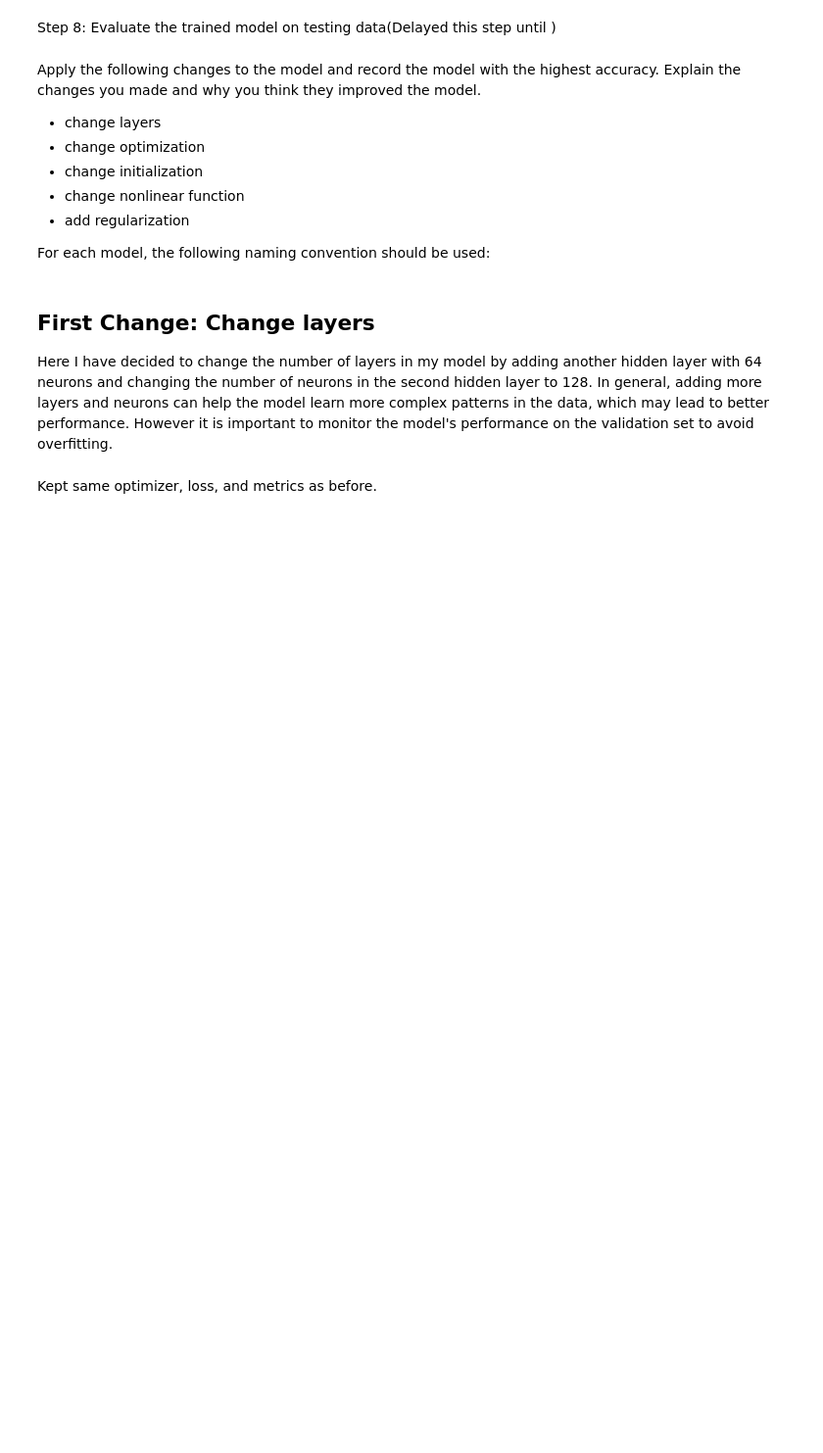
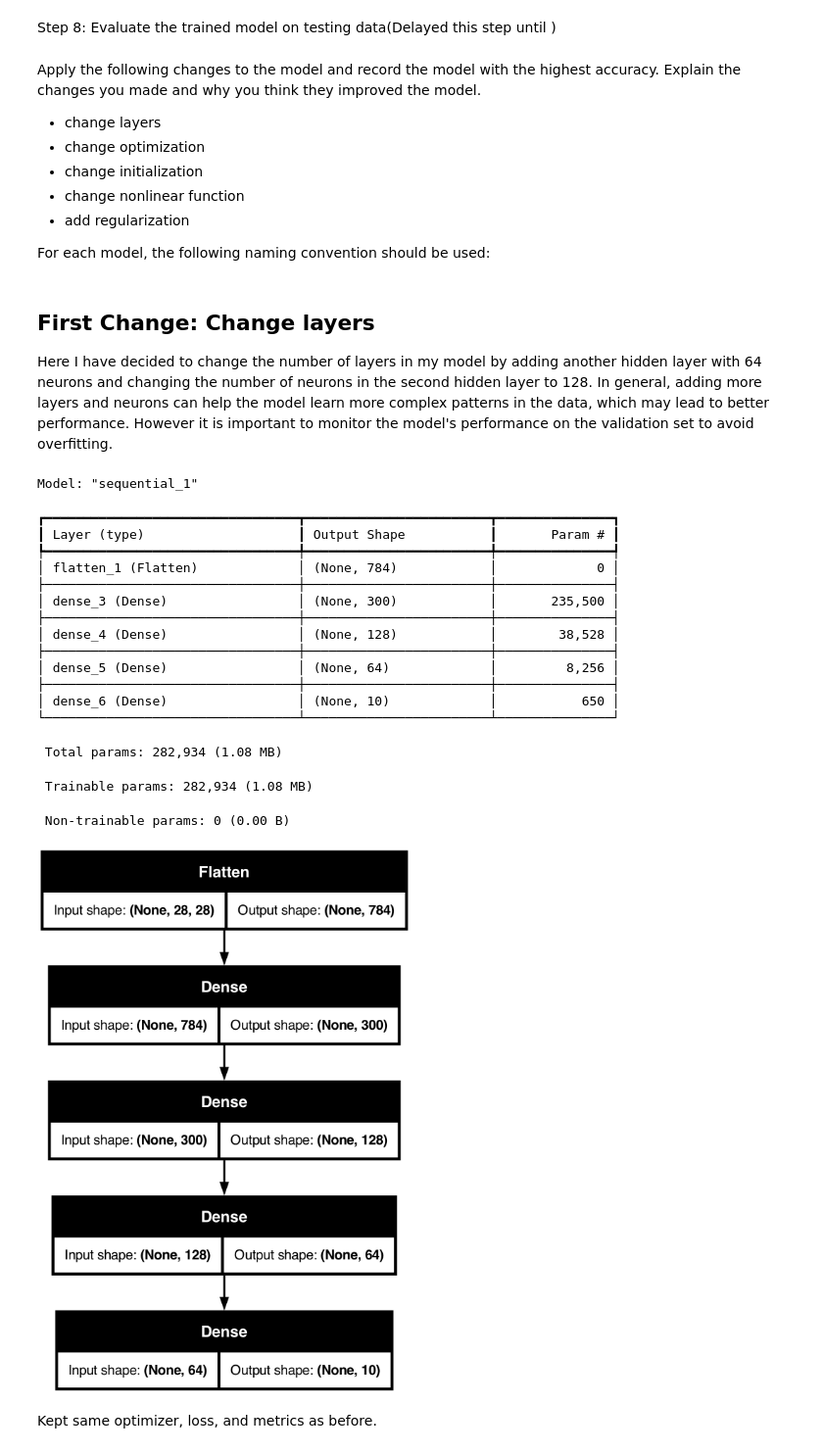
Before and after one commit to erinakin/AppliedMLClass, a Jupyter notebook: ErinAkinjide_HW1.ipynb, the cells around one changed output. Shown at 98% size. Drawn from its saved outputs; the diff is of its cells as text; code cells hidden in the pictures; blank space fills up the shorter version.

Commit message:
model images and final python notebook

```diff
--- a/ErinAkinjide_HW1.ipynb
+++ b/ErinAkinjide_HW1.ipynb
@@ -227,9 +229,9 @@ For each model, the following naming convention should be used:
 
 Here I have decided to change the number of layers in my model by adding another hidden layer with 64 neurons and changing the number of neurons in the second hidden layer to 128. In general, adding more layers and neurons can help the model learn more complex patterns in the data, which may lead to better performance. However it is important to monitor the model's performance on the validation set to avoid overfitting.
 # %%
-model_name = "D4_ReLU_SGD_LR0.01_XG"
+model_name1 = "D4_ReLU_SGD_LR0.01_XG"
 # Describe the shape of the sequential NN with change to number of layers
-model = keras.models.Sequential([
+model1 = keras.models.Sequential([
     # Made Input(shape) object as first layer to match Keras best practices
     keras.Input(shape=[28, 28]),
     keras.layers.Flatten(),
@@ -239,8 +241,27 @@ model = keras.models.Sequential([
     keras.layers.Dense(10, activation="softmax")
 ])
 # %%
-model.summary()
-keras.utils.plot_model(model, "erins_fashion_mnist_model1.png", show_shapes=True)
+model1.summary()
+keras.utils.plot_model(model1, "erins_fashion_mnist_model1.png", show_shapes=True)
+# %% [output]
+Model: "sequential_1"
+┏━━━━━━━━━━━━━━━━━━━━━━━━━━━━━━━━━┳━━━━━━━━━━━━━━━━━━━━━━━━┳━━━━━━━━━━━━━━━┓
+┃ Layer (type)                    ┃ Output Shape           ┃       Param # ┃
+┡━━━━━━━━━━━━━━━━━━━━━━━━━━━━━━━━━╇━━━━━━━━━━━━━━━━━━━━━━━━╇━━━━━━━━━━━━━━━┩
+│ flatten_1 (Flatten)             │ (None, 784)            │             0 │
+├─────────────────────────────────┼────────────────────────┼───────────────┤
+│ dense_3 (Dense)                 │ (None, 300)            │       235,500 │
+├─────────────────────────────────┼────────────────────────┼───────────────┤
+│ dense_4 (Dense)                 │ (None, 128)            │        38,528 │
+├─────────────────────────────────┼────────────────────────┼───────────────┤
+│ dense_5 (Dense)                 │ (None, 64)             │         8,256 │
+├─────────────────────────────────┼────────────────────────┼───────────────┤
+│ dense_6 (Dense)                 │ (None, 10)             │           650 │
+└─────────────────────────────────┴────────────────────────┴───────────────┘
+ Total params: 282,934 (1.08 MB)
+ Trainable params: 282,934 (1.08 MB)
+ Non-trainable params: 0 (0.00 B)
+[figure, added]
 # %% [markdown]
 Kept same optimizer, loss, and metrics as before.
 # %%
```
Also changed, not shown: parts of 47 cells of this notebook, 11 other files.
